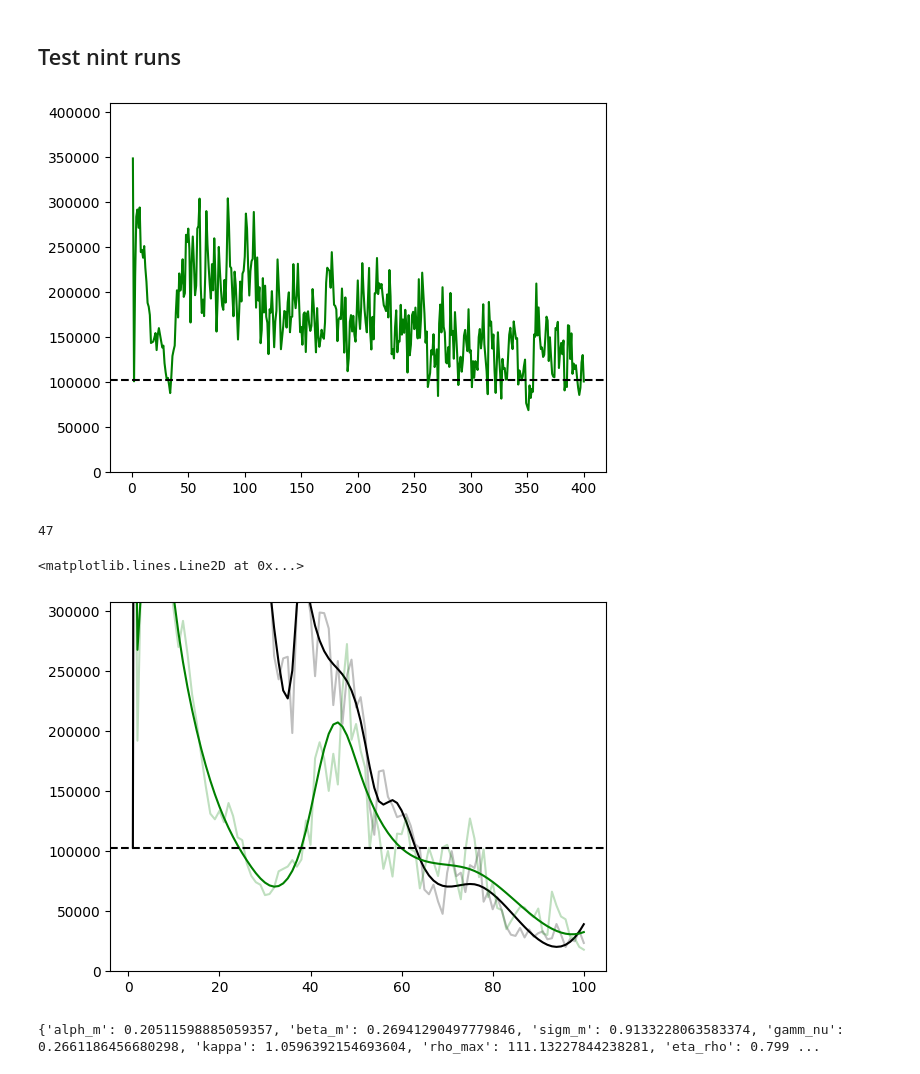
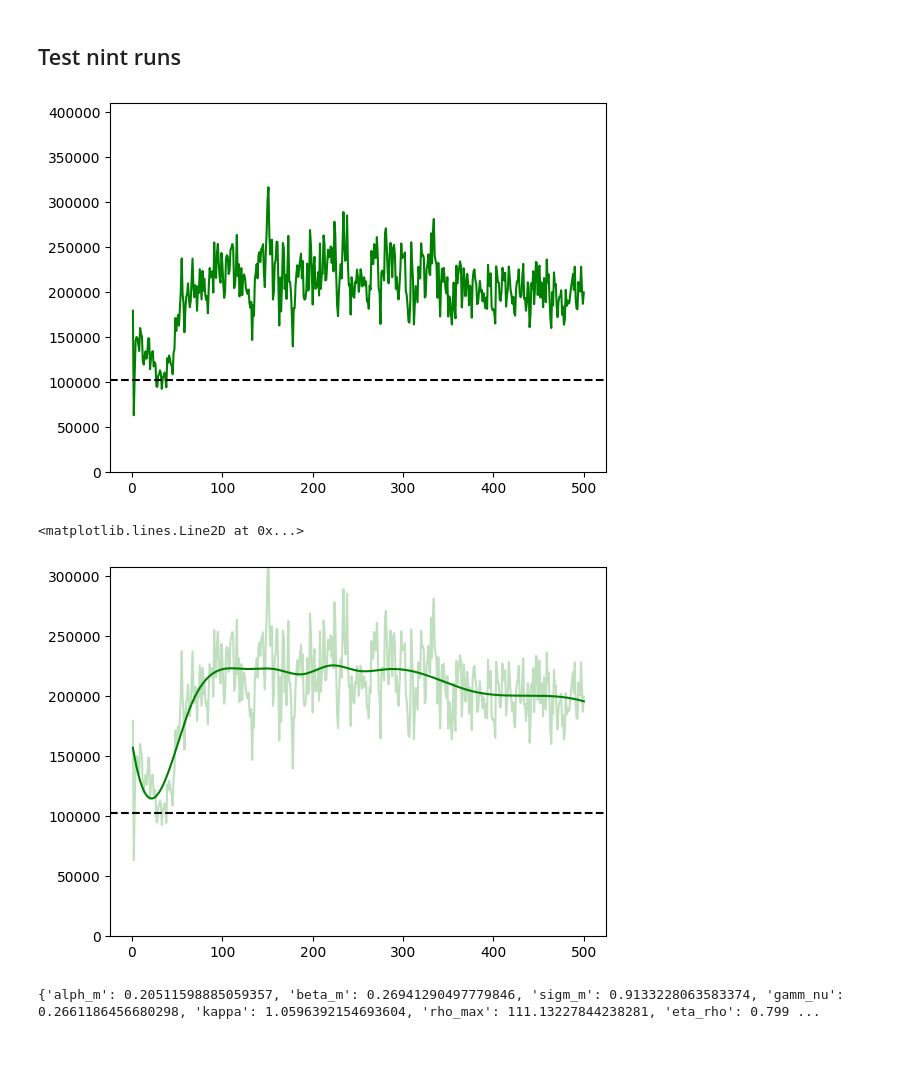
Before and after one commit to patricklawton/TecateCypress, a Jupyter notebook: sensitivity/viz.ipynb, the cells around one changed output. Drawn from its saved outputs; the diff is of its cells as text; code cells hidden in the pictures.

```diff
--- a/sensitivity/viz.ipynb
+++ b/sensitivity/viz.ipynb
@@ -14,8 +14,8 @@ import copy
 project = sg.get_project()
 # %%
 c = 1.42
-Aeff = 7.29
-# Aeff = 2.38
+# Aeff = 7.29
+Aeff = 2.38
 t_final = 400
 A_cell = 270**2 / 1e6 #km^2
 max_fri = 66
@@ -34,5 +34,5 @@ f"{100*len(np.nonzero(all_r > 6)[0])/len(all_r)}% of simulations are left out bc
 # %%
-jobs = project.find_jobs({'doc.simulated': True, 'Aeff': Aeff, 't_final': t_final, 'method': 'nint'})
+jobs = project.find_jobs({'doc.simulated': True, 'Aeff': Aeff, 't_final': t_final})#, 'method': 'discrete'})
 b = b_vec[28]
 with open("../model_fitting/mortality/map.json", "r") as handle:
     mort_params = json.load(handle)
@@ -40,6 +44,6 @@ K_adult = mort_params['K_adult']
 # %%
 for job_i, job in enumerate(jobs):
-    break
+    # break
     if job_i > 10: continue
     for b in b_vec:
         with job.data as data:
@@ -338,35 +356,31 @@ plt.ylim(0,K_adult*Aeff*4)
 plt.axhline(K_adult*Aeff, ls='--', c='k')
 plt.show()
 # %% [output]
-[figure, old version]
+[figure, new version]
 # %%
 t_fire_vec = np.load("nint_data/t_fire_vec.npy")
-# %%
-np.sum(t_fire_vec[:, -1])
-# %% [output]
-47
 # %%
-std_power = 2.
+std_power = 2.06
 
-disc_std = np.std(N_tot_mean_disc[-int(len(t_vec)*0.25):])
-s_disc = len(t_vec) * disc_std**std_power
-disc_tck = splrep(t_vec, N_tot_mean_disc, s=s_disc)
+# disc_std = np.std(N_tot_mean_disc[-int(len(t_vec)*0.25):])
+# s_disc = len(t_vec) * disc_std**std_power
+# disc_tck = splrep(t_vec, N_tot_mean_disc, s=s_disc)
 
 nint_std = np.std(N_tot_mean_nint[-int(len(t_vec)*0.25):])
 s_nint = len(t_vec) * nint_std**std_power
 nint_tck = splrep(t_vec, N_tot_mean_nint, s=s_nint)#s=len(t_vec)*1e10)
 
 t_vec_new = np.linspace(1,max(t_vec),int(len(t_vec)*1))
-plt.plot(t_vec, N_tot_mean_disc, c='k', alpha=0.25)
-plt.plot(t_vec_new, BSpline(*disc_tck)(t_vec_new), c='k')
+# plt.plot(t_vec, N_tot_mean_disc, c='k', alpha=0.25)
+# plt.plot(t_vec_new, BSpline(*disc_tck)(t_vec_new), c='k')
 plt.plot(t_vec, N_tot_mean_nint, c='g', alpha=0.25)
 plt.plot(t_vec_new, BSpline(*nint_tck)(t_vec_new), c='g')
 # plt.ylim(0.9*K_adult*Aeff,K_adult*Aeff*2)
 plt.ylim(0,K_adult*Aeff*3)
 plt.axhline(K_adult*Aeff, ls='--', c='k')
 # %% [output]
 <matplotlib.lines.Line2D at 0x...>
-[figure, old version]
+[figure, new version]
 # %%
 job.sp.params
 # %% [output]
```
Also changed, not shown: parts of 5 cells of this notebook, 21 other files.
